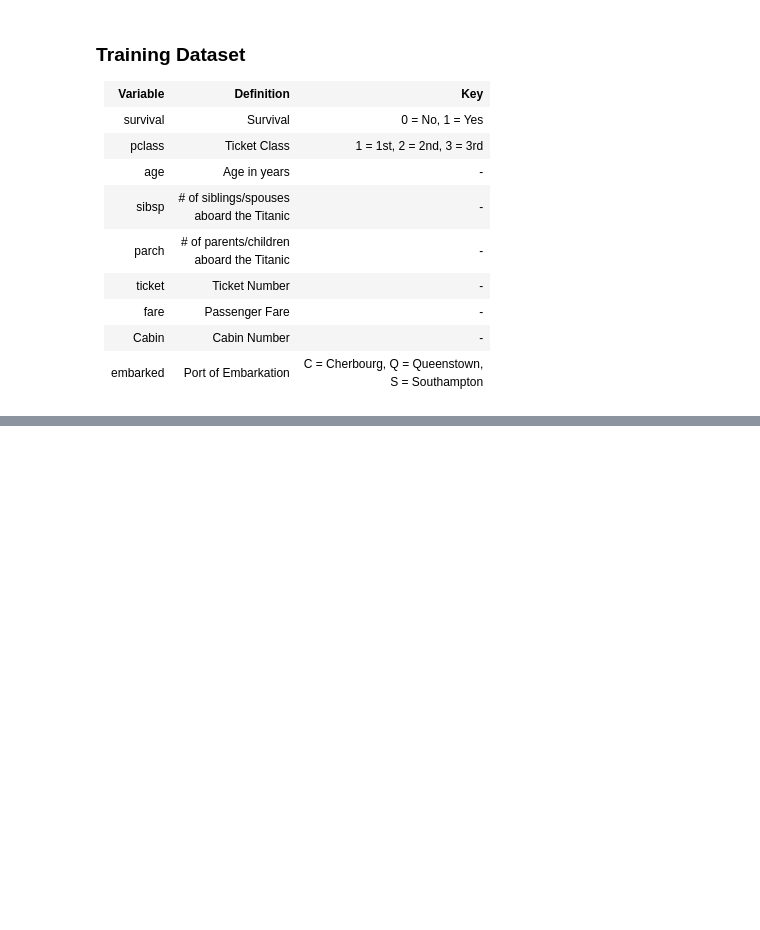
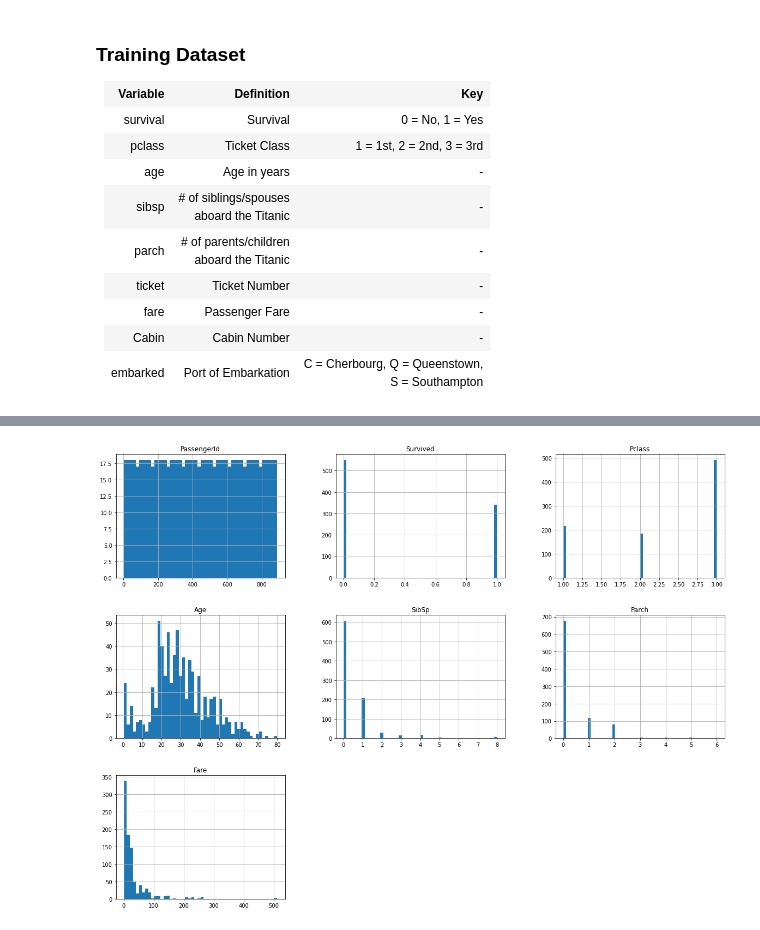
Before and after one commit to jay619/Kaggle-Competitions, a Jupyter notebook: 1-Titanic/titanic.ipynb, the cells around one changed output, grey strips where cells are left out. Drawn from its saved outputs; the diff is of its cells as text; code cells hidden in the pictures; blank space fills up the shorter version.

```diff
--- a/1-Titanic/titanic.ipynb
+++ b/1-Titanic/titanic.ipynb
@@ -6,10 +12,9 @@ Importing the required libraries and loading the data
 import pandas as pd
 import numpy as np
 import matplotlib.pyplot as plt
-import seaborn as sns
 
-
-train = pd.read_csv('https://raw.githubusercontent.com/jay619/Kaggle-Competitions/main/1-Titanic/titanic/train.csv')
+FILE_PATH_TRAIN = 'https://raw.githubusercontent.com/jay619/Kaggle-Competitions/main/1-Titanic/titanic/train.csv'
+FILE_PATH_TEST = 'https://raw.githubusercontent.com/jay619/Kaggle-Competitions/main/1-Titanic/titanic/train.csv'
 # %% [markdown]
 <h3> Training Dataset </h3>
 
@@ -73,0 +73,6 @@ plt.show()
+# %%
+def load_data(filepath):
+    return pd.read_csv(filepath)
+# %%
+train = load_data(FILE_PATH_TRAIN)
+test = load_data(FILE_PATH_TEST)
@@ -73,0 +113,6 @@ plt.show()
+# %%
+%matplotlib inline
+train.hist(bins=50, figsize=(20,15))
+plt.show()
+# %% [output]
+[figure, added]
```
Also changed, not shown: parts of 5 cells of this notebook.
